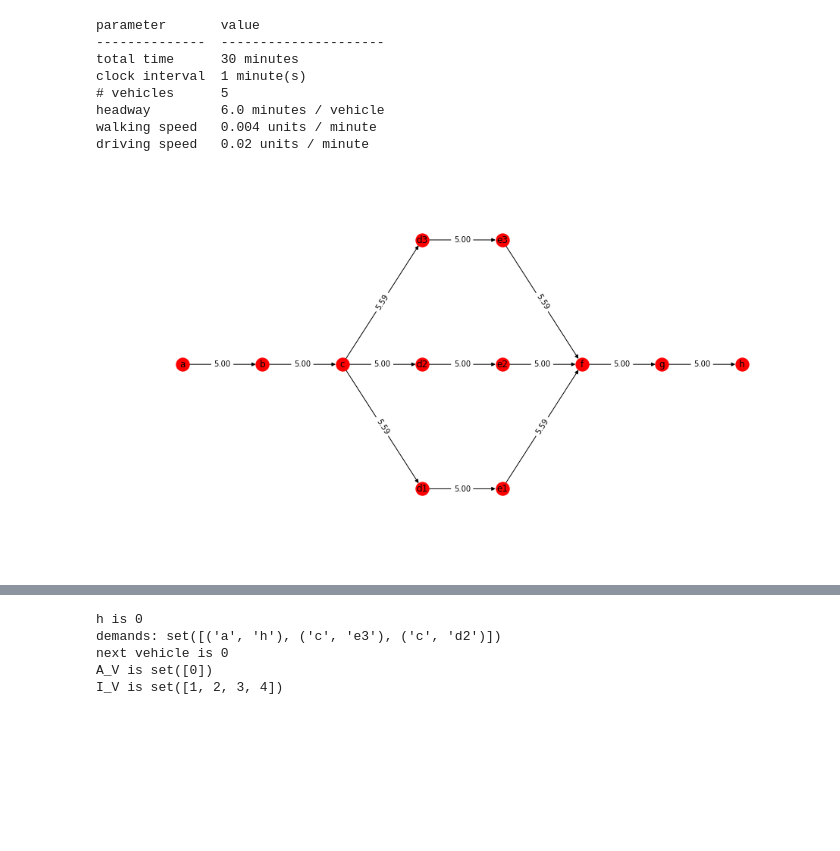
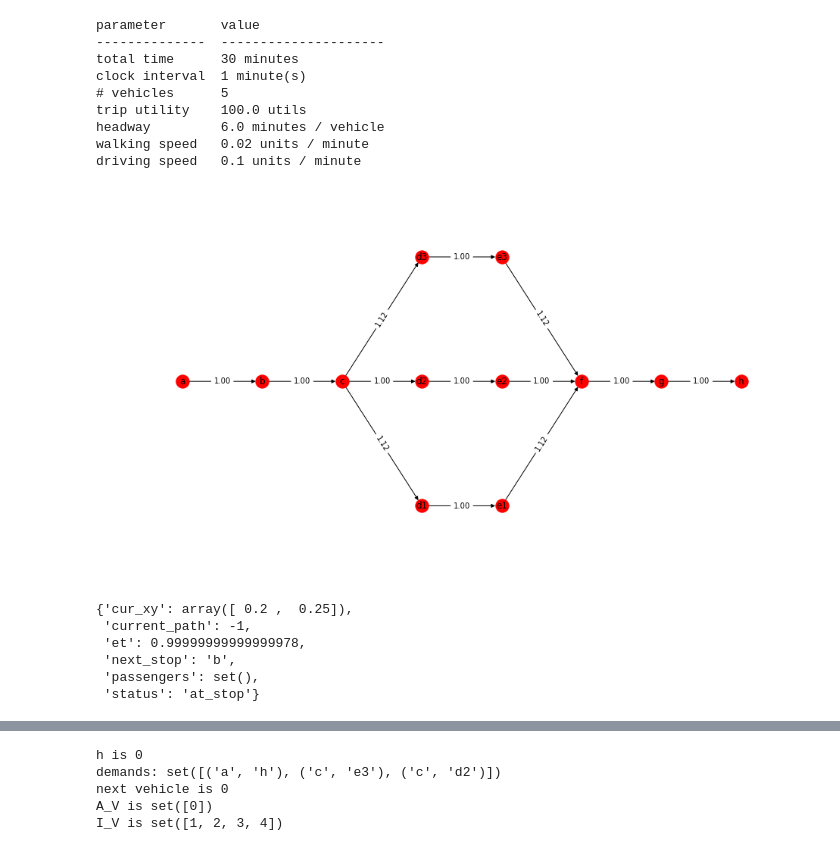
Before and after one commit to BUILTNYU/flexbus, a Jupyter notebook: simulation.ipynb, the cells around one changed output, grey strips where cells are left out. Drawn from its saved outputs; the diff is of its cells as text; code cells hidden in the pictures; blank space fills up the shorter version.

```diff
--- a/simulation.ipynb
+++ b/simulation.ipynb
@@ -15,8 +15,9 @@ import tabulate
 H = 30 # total simulation time, minutes
 delta = 1 # clock interval
 n_V = 5 # number of vehicles
-drive_v = .02 # driving speed (leave the decimal at end)
+drive_v = .1 # driving speed (leave the decimal at end)
 walk_v = drive_v / 5. # walking speed (leave the decimal at end)
+U = 100. # global utility for each trip
 
 # TO DERIVE -- DO NOT TOUCH
 h = 0 # current interval, starts at t=0
@@ -25,6 +26,7 @@ headway = H / float(n_V)
 print tabulate.tabulate([("total time", "{} minutes".format(H)),
                          ("clock interval", "{} minute(s)".format(delta)),
                          ("# vehicles", n_V),
+                         ("trip utility", "{} utils".format(U)),
                          ("headway", "{} minutes / vehicle".format(headway)),
                          ("walking speed", "{} units / minute".format(walk_v)),
                          ("driving speed", "{} units / minute".format(drive_v))], headers=("parameter", "value"))
@@ -34,9 +36,10 @@ parameter       value
 total time      30 minutes
 clock interval  1 minute(s)
 # vehicles      5
+trip utility    100.0 utils
 headway         6.0 minutes / vehicle
-walking speed   0.004 units / minute
-driving speed   0.02 units / minute
+walking speed   0.02 units / minute
+driving speed   0.1 units / minute
 # %%
 nodes = {"a": {"demand": 1, # this is a lambda parameter for a poisson for demands
                "pos": array([.2, .25])}, #[x,y] ranges between 0,1, for visualization purposes
@@ -88,43 +91,46 @@ transitions = {"a": {"d1": .11,
 d_probs_by_origin = defaultdict(list)
 d_names_by_origin = defaultdict(list)
 for origin, probs in transitions.iteritems():
     for name, prob in probs.iteritems():
         d_probs_by_origin[origin].append(prob)
         d_names_by_origin[origin].append(name)
 
 edges = {("a", "b"): {"weight": 2},
          ("b", "c"): {"weight": 2},
          ("c", "d1"): {"weight": 2},
          ("c", "d2"): {"weight": 2},
          ("c", "d3"): {"weight": 2},
          ("d1", "e1"): {"weight": 2},
          ("d2", "e2"): {"weight": 2},
          ("d3", "e3"): {"weight": 2},
          ("e1", "f"): {"weight": 2},
          ("e2", "f"): {"weight": 2},
          ("e3", "f"): {"weight": 2},
          ("f", "g"): {"weight": 2},
          ("g", "h"): {"weight": 2},}
 
 def euclidean_distance(edge):
     return np.sqrt(np.sum((nodes[edge[1]]["pos"] - nodes[edge[0]]["pos"]) ** 2))
 
+def euclidean_distance_xy(xy1, xy2):
+    return np.sqrt(np.sum((xy2 - xy1) ** 2))
+
 network = nx.DiGraph()
 for edge, _ in edges.iteritems():
     weight = {"dist": euclidean_distance(edge)}
     weight["weight"] = weight["dist"] / drive_v
     network.add_edge(edge[0], edge[1], **weight)
 ordered_edges = list(nx.lexicographical_topological_sort(network))
+
+# construct pos dict for drawing
+pos = {k: v["pos"] for k, v in nodes.iteritems()}
+
+fig, ax = plt.subplots(figsize=(16, 9))
+nx.draw(network, pos=pos, with_labels=True, ax = ax)
+labels = {k: "{0:.2f}".format(v) for k, v in nx.get_edge_attributes(network,'weight').iteritems()}
+_ = nx.draw_networkx_edge_labels(network,pos,edge_labels=labels, ax = ax)
+# %% [output]
+[figure, added]
-# %%
-# construct pos dict for drawing
-pos = {k: v["pos"] for k, v in nodes.iteritems()}
-
-fig, ax = plt.subplots(figsize=(16, 9))
-nx.draw(network, pos=pos, with_labels=True, ax = ax)
-labels = {k: "{0:.2f}".format(v) for k, v in nx.get_edge_attributes(network,'weight').iteritems()}
-_ = nx.draw_networkx_edge_labels(network,pos,edge_labels=labels, ax = ax)
-# %% [output]
-[figure, removed]
 # %%
 # define simulation functions
 
@@ -145,7 +151,16 @@ def init_vehicle_state():
     FIRST_STOP = ordered_edges[0]
     NEXT_STOP = ordered_edges[1]
     return {"status": "at_stop",
-     "current_stop": FIRST_STOP,
+     "cur_xy": nodes[FIRST_STOP]["pos"],
      "next_stop": NEXT_STOP,
+     "current_path": -1,
      "et": network[FIRST_STOP][NEXT_STOP]["weight"],
      "passengers": set()}
+init_vehicle_state()
+# %% [output]
+{'cur_xy': array([ 0.2 ,  0.25]),
+ 'current_path': -1,
+ 'et': 0.99999999999999978,
+ 'next_stop': 'b',
+ 'passengers': set(),
+ 'status': 'at_stop'}
```
Also changed, not shown: parts of 4 cells of this notebook.
